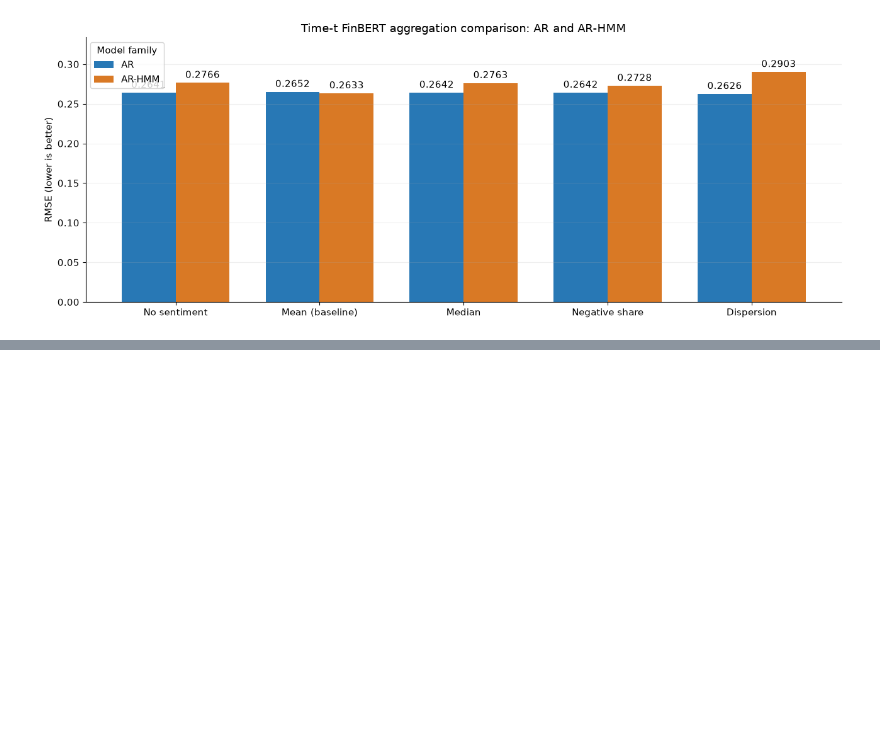
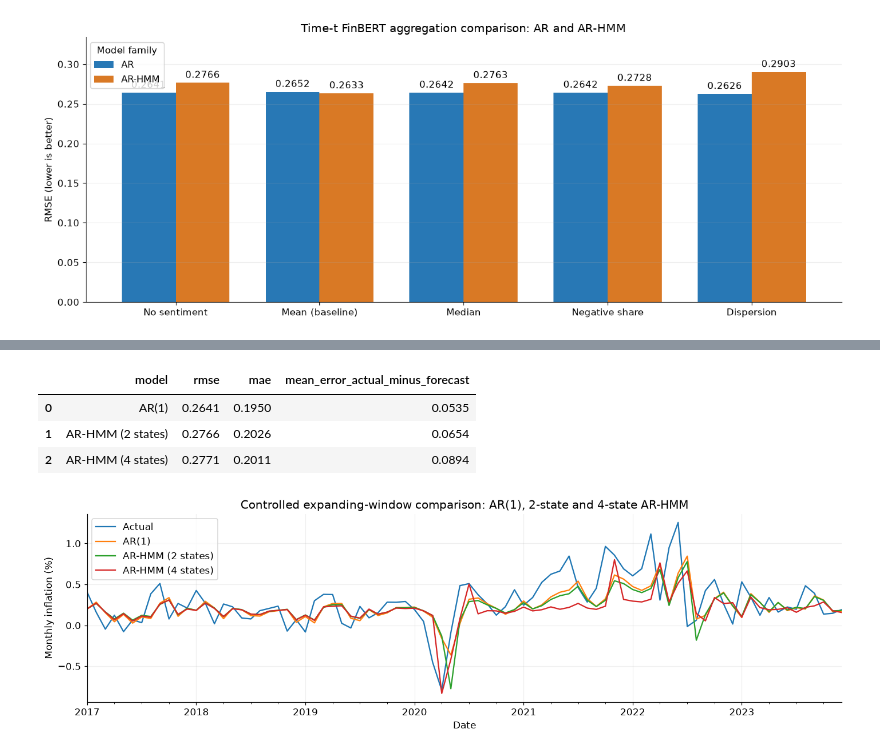
Before and after one commit to zahra-ynp/Thesis, a Jupyter notebook: modelling/notebooks/02_Forecasting_and_Regime_Results.ipynb, the cells around one changed output, grey strips where cells are left out. Saved outputs shown, nothing was run; the diff lists cells and outputs as text; code cells hidden in the pictures; blank space fills up the shorter version.

Commit message:
Implement AR-HMM with 4 states

```diff
--- a/modelling/notebooks/02_Forecasting_and_Regime_Results.ipynb
+++ b/modelling/notebooks/02_Forecasting_and_Regime_Results.ipynb
@@ -426,0 +435,33 @@ plt.show()
+# %%
+import sys
+if str(PROJECT_ROOT) not in sys.path:
+    sys.path.insert(0, str(PROJECT_ROOT))
+from modelling.regime_experiment import run_regime_experiment, plot_predicted_regimes
+
+N_STATES = 4
+FOUR_STATE_RESULTS = RESULTS / 'arhmm_four_states'
+RERUN_FOUR_STATE = False  # Set True to refit the complete controlled experiment.
+if RERUN_FOUR_STATE or not (FOUR_STATE_RESULTS / 'regimes.csv').exists():
+    run_regime_experiment(
+        PROJECT_ROOT / 'data/processed/modelling_datasets/us_nyt_monthly_experiment.csv',
+        FOUR_STATE_RESULTS, n_states=N_STATES,
+    )
+four_state_metrics = pd.read_csv(FOUR_STATE_RESULTS / 'metrics.csv')
+four_state_forecasts = pd.read_csv(FOUR_STATE_RESULTS / 'forecasts.csv', parse_dates=['Date'])
+four_state_regimes = pd.read_csv(FOUR_STATE_RESULTS / 'regimes.csv', parse_dates=['Date'])
+four_state_details = json.loads((FOUR_STATE_RESULTS / 'parameters.json').read_text(encoding='utf-8'))
+assert four_state_details['metadata']['n_states'] == N_STATES, 'Rerun for the selected state count'
+display(four_state_metrics.round(4))
+ax = four_state_forecasts.set_index('Date').plot(
+    figsize=(13, 4), ylabel='Monthly inflation (%)',
+    title='Controlled expanding-window comparison: AR(1), 2-state and 4-state AR-HMM',
+)
+ax.grid(alpha=.2)
+plt.tight_layout()
+plt.show()
+# %% [output]
+|  | model | rmse | mae | mean_error_actual_minus_forecast |
+| 0 | AR(1) | 0.2641 | 0.1950 | 0.0535 |
+| 1 | AR-HMM (2 states) | 0.2766 | 0.2026 | 0.0654 |
+| 2 | AR-HMM (4 states) | 0.2771 | 0.2011 | 0.0894 |
+[figure, added]
```
Also changed, not shown: parts of 5 cells of this notebook, 9 other files.
